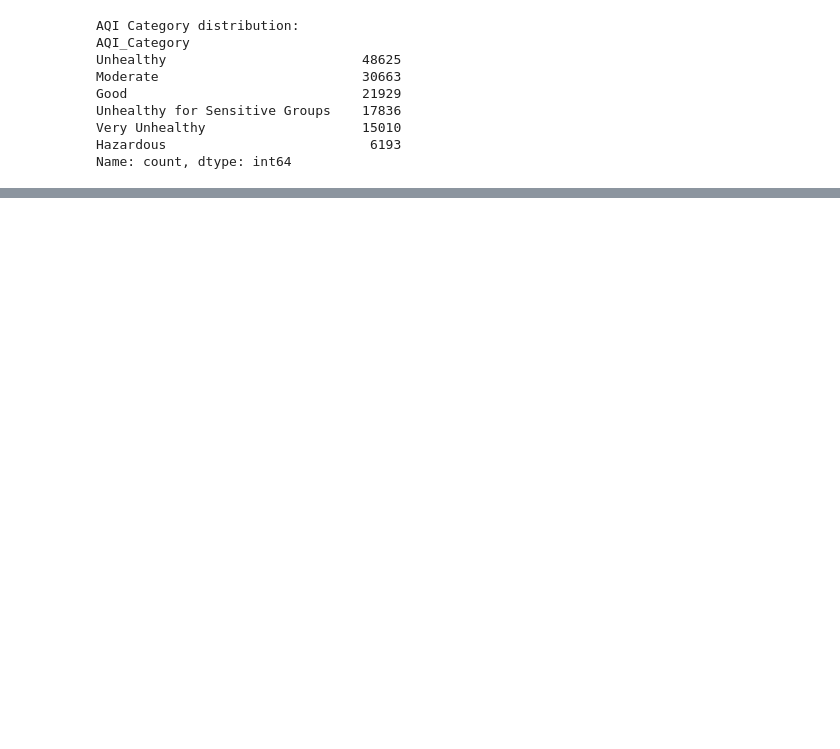
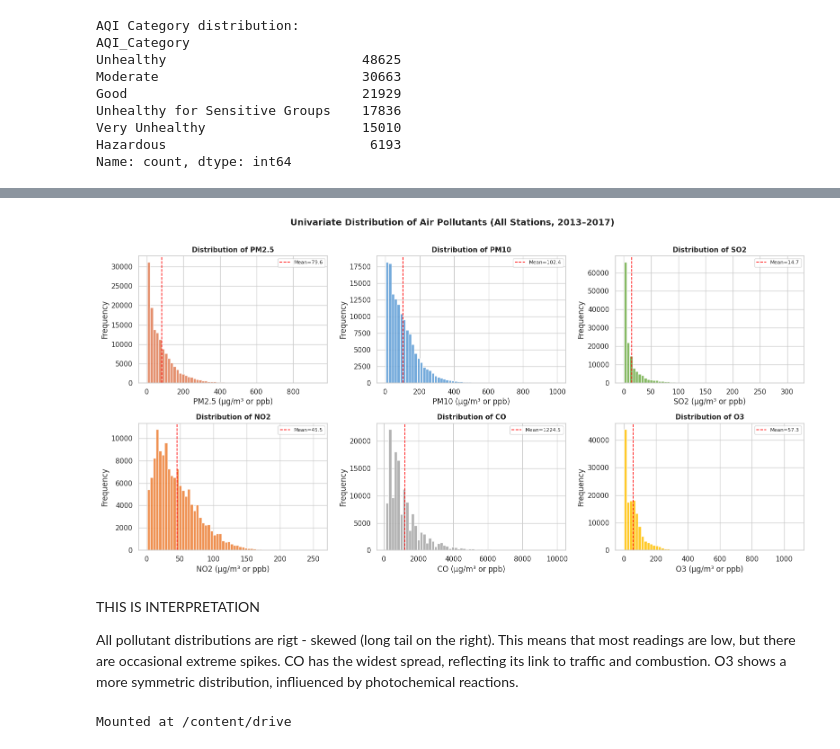
Before and after one commit to AJasa1983/Assessment_Repo, a Jupyter notebook: programmng_for_Data_Analysis_st20350980.ipynb, the cells around one changed output, grey strips where cells are left out. Cells and saved outputs as stored; diff of their text form; code cells hidden in the pictures; blank space fills up the shorter version.

Commit message:
Added Visualization (Distribution of Air Pollutants)

```diff
--- a/programmng_for_Data_Analysis_st20350980.ipynb
+++ b/programmng_for_Data_Analysis_st20350980.ipynb
@@ -351,3 +359,18 @@ Unhealthy for Sensitive Groups    17836
 Very Unhealthy                    15010
 Hazardous                          6193
 Name: count, dtype: int64
+# %%
+# FEATURE ENGINEERING — STATION TYPE ───────────────────────
+# pollution comparism levels between urban and suburban zones.
+
+inner_stations = ['Dongsi', 'Tiantan']
+df['station_type'] = df['station'].apply(
+    lambda x: 'Inner (Urban)' if x in inner_stations else 'Outer (Suburban)'
+)
+
+print('Station type counts:')
+print(df['station_type'].value_counts())
+
+print('\nFinal dataset shape after preprocessing:', df.shape)
+print('\nNew columns added: datetime, season, AQI_Category, station_type')
+display(df[['datetime','station','station_type','season','AQI_Category','PM2.5']].head(5))
@@ -353,0 +401,42 @@ Name: count, dtype: int64
+# %%
+# UNIVARIATE — POLLUTANT DISTRIBUTIONS ───────────────────────────
+# A histogram shows the frequency distribution of each pollutant.
+# Skewed distributions (long right tails) indicate occasional high-pollution spikes.
+# This is important for deciding how to handle outliers before model building.
+
+pollutants = ['PM2.5', 'PM10', 'SO2', 'NO2', 'CO', 'O3']
+
+fig, axes = plt.subplots(2, 3, figsize=(16, 8))
+axes = axes.flatten()
+
+colors = ['#E07B54', '#5B9BD5', '#70AD47', '#ED7D31', '#A5A5A5', '#FFC000']
+
+for i, col in enumerate(pollutants):
+    axes[i].hist(df[col].dropna(), bins=60, color=colors[i], edgecolor='white', alpha=0.85)
+    axes[i].set_title(f'Distribution of {col}', fontsize=11, fontweight='bold')
+    axes[i].set_xlabel(f'{col} (µg/m³ or ppb)')
+    axes[i].set_ylabel('Frequency')
+    # Add a vertical line at the mean
+    mean_val = df[col].mean()
+    axes[i].axvline(mean_val, color='red', linestyle='--', linewidth=1.2, label=f'Mean={mean_val:.1f}')
+    axes[i].legend(fontsize=8)
+
+plt.suptitle('Univariate Distribution of Air Pollutants (All Stations, 2013–2017)',
+             fontsize=14, fontweight='bold', y=1.01)
+plt.tight_layout()
+plt.savefig('plot_01_pollutant_distributions.png', bbox_inches='tight')
+plt.show()
+# %% [output]
+[figure, added]
+# %% [markdown]
+THIS IS INTERPRETATION
+
+All pollutant distributions are rigt - skewed (long tail on the right).
+This means that most readings are low, but there are occasional extreme spikes.
+CO has the widest spread, reflecting its link to traffic and combustion.
+O3 shows a more symmetric distribution, infliuenced by photochemical reactions.
+# %%
+from google.colab import drive
+drive.mount('/content/drive')
+# %% [output]
+Mounted at /content/drive
```
Also changed, not shown: parts of 10 cells of this notebook.
